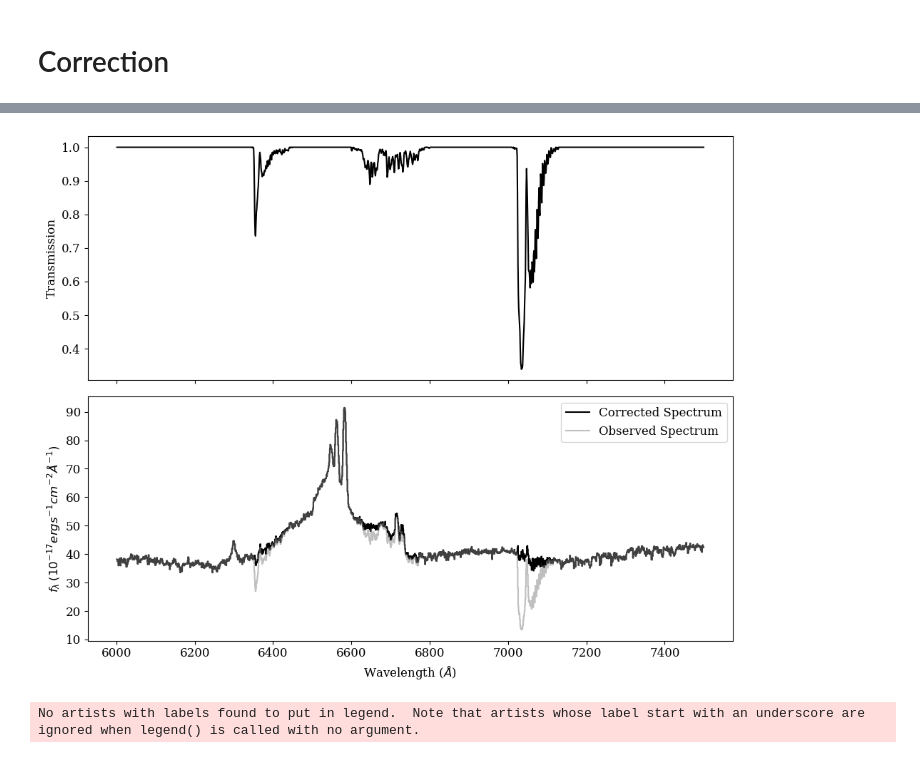
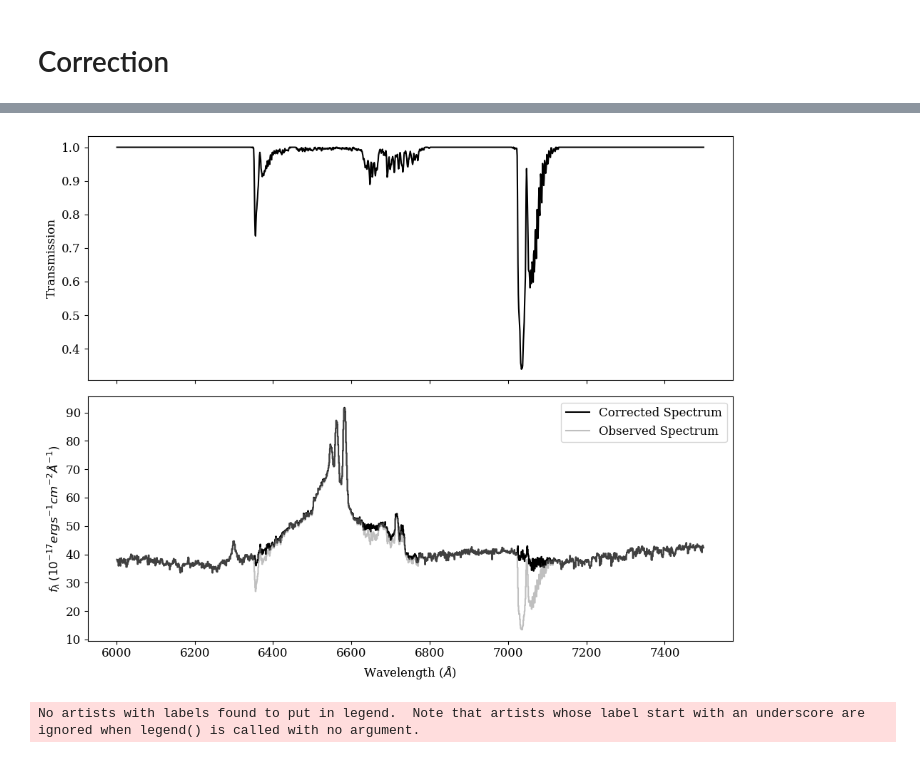
Before and after one commit to seratsaad/ticktock, a Jupyter notebook: Spectral Decomposition - Optical - Halpha.ipynb, the cells around one changed output, grey strips where cells are left out. Saved outputs shown, nothing was run; the diff lists cells and outputs as text; code cells hidden in the pictures.

```diff
--- a/Spectral Decomposition - Optical - Halpha.ipynb
+++ b/Spectral Decomposition - Optical - Halpha.ipynb
@@ -196,7 +196,7 @@ standard_flux[inf] = 1
 standard_flux = (1-(1-standard_flux)**scale)
 
 mask1 = np.where(standard_wl < 6340)[0]
-mask2 = np.where((standard_wl > 6450) & (standard_wl < 6600))[0]
+mask2 = np.where((standard_wl > 6445) & (standard_wl < 6455))[0]
 mask3 = np.where((standard_wl > 6800) & (standard_wl < 7010))[0]
 mask4 = np.where(standard_wl > 7130)[0]
 
@@ -236,34 +236,35 @@ axs[0].plot(wavelength, standard_flux, color='black')
 #axs[1].axvline(x=7130, color='b', linestyle='--', linewidth=1)
 #axs[1].set_title('Standard Flux vs. Wavelength')
 #axs[0].set_xlabel('Wavelength ($\AA$)')
 axs[0].set_ylabel('Transmission')
 
 
 # Source Flux
 
 
 axs[1].plot(wavelength, source_flux/standard_flux, color='black', label='Corrected Spectrum', drawstyle='steps-mid')
 axs[1].plot(wavelength, source_flux, color='grey', label='Observed Spectrum', drawstyle='steps-mid', alpha=0.5)
 
 
 #axs[0].axvline(x=6370, color='b', linestyle='--', linewidth=1, label="OI")
 #axs[0].axvline(x=6303, color='b', linestyle='--', linewidth=1, label="OI")
 #axs[0].set_title('Source Flux vs. Wavelength')
 axs[1].set_xlabel('Wavelength ($\AA$)')
 axs[1].set_ylabel("$f_{\lambda} \: (10^{-17} erg s^{-1} cm^{-2} \AA^{-1})$")
 axs[1].legend()
 
 
 # Corrected Source Flux
 #axs[2].plot(wavelength, source_flux / standard_flux, color='green')
 #axs[2].set_title('Corrected Source Flux vs. Wavelength')
 #axs[2].set_xlabel('Wavelength (nm)')
 #axs[2].set_ylabel('Flux')
 
 plt.tight_layout()
 plt.show()
+#plt.saveplot("spectrum_correction.pdf")
 # %% [output]
-[figure, old version]
+[figure, new version]
 # %%
 corrected_flux = source_flux / standard_flux
 corrected_wl = bin_centers
```
Also changed, not shown: parts of 7 cells of this notebook.
